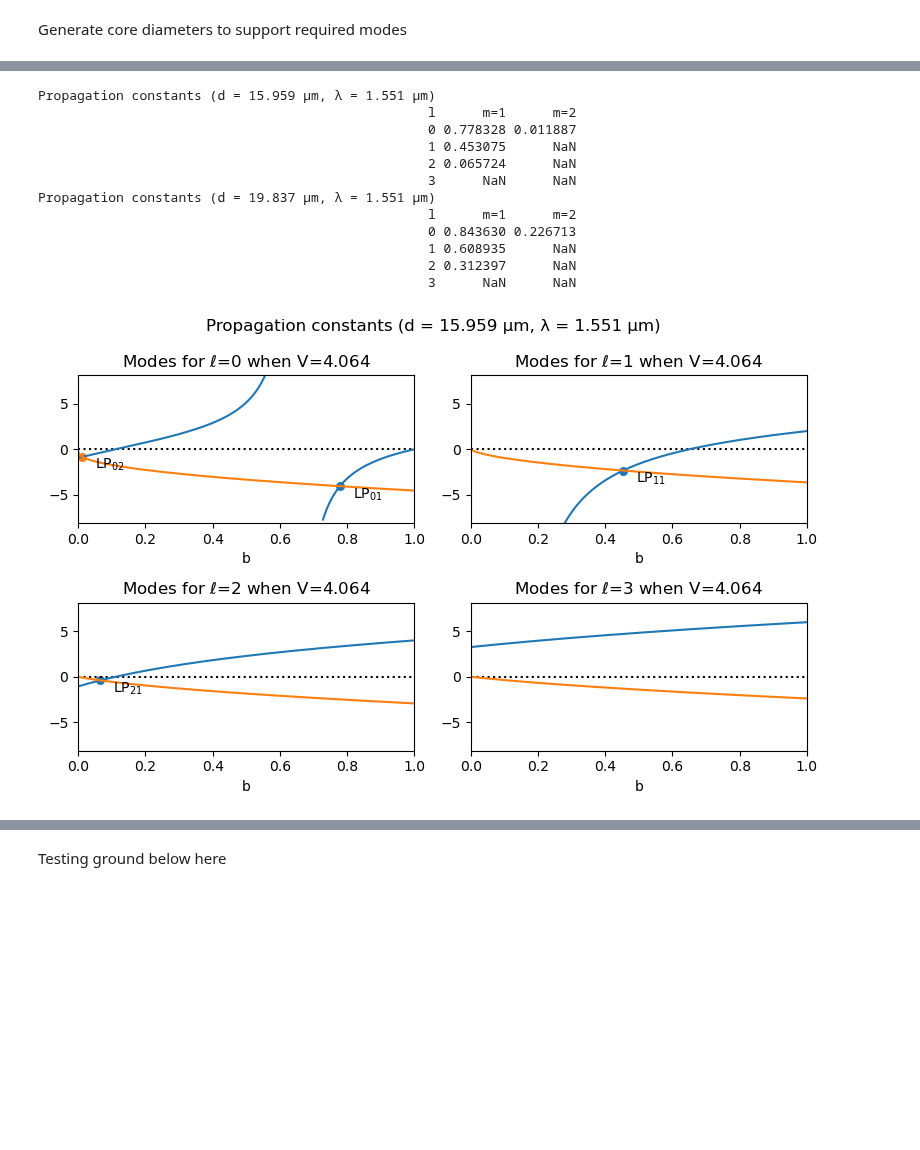
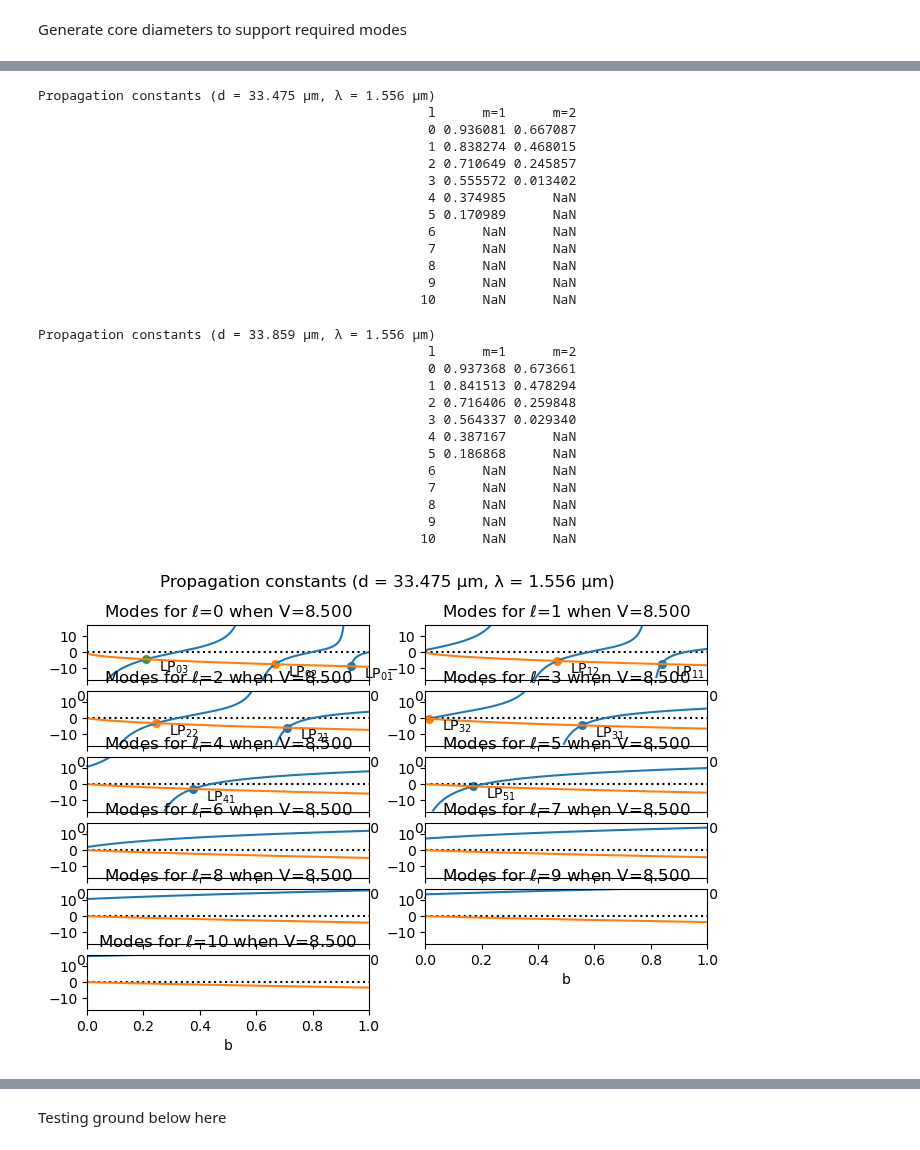
Before and after one commit to SAIL-Labs/RSoft-Automaton, a Jupyter notebook: Data_Manip.ipynb, the cells around one changed output, grey strips where cells are left out. Cells and saved outputs as stored; diff of their text form; code cells hidden in the pictures; blank space fills up the shorter version.

```diff
--- a/Data_Manip.ipynb
+++ b/Data_Manip.ipynb
@@ -7,13 +7,13 @@ from template import *
 from Functions import *
 
 # Define radius and wavelength ranges
-radii = np.linspace(1, 20, 50)
-wavelengths = np.linspace(1.0, 2.0, 50)
+radii = np.linspace(1, 20, 100)
+wavelengths = np.linspace(1.0, 2.0, 100)
 '''
 Note: mode desired below does not account for different mode orientations!
 e.g. if you want 6 modes you only want the first 4 LP modes + their orientations
 '''
-mode_desired = mode_wanted_considering_mode_orientations(LP_mode_dict, 6)
+mode_desired = mode_wanted_considering_mode_orientations(LP_mode_dict, 19)
 # calculates the true number of modes including their orientations
 l_modes_to_consider = mode_desired
 
@@ -70,13 +70,27 @@ for file in os.listdir():
-Propagation constants (d = 15.959 µm, λ = 1.551 µm)
+Propagation constants (d = 33.475 µm, λ = 1.556 µm)
                                                   l      m=1      m=2
-                                                  0 0.778328 0.011887
-                                                  1 0.453075      NaN
-                                                  2 0.065724      NaN
-                                                  3      NaN      NaN
-Propagation constants (d = 19.837 µm, λ = 1.551 µm)
-                                                  l      m=1      m=2
-                                                  0 0.843630 0.226713
-                                                  1 0.608935      NaN
-                                                  2 0.312397      NaN
-                                                  3      NaN      NaN
+                                                  0 0.936081 0.667087
+                                                  1 0.838274 0.468015
+                                                  2 0.710649 0.245857
+                                                  3 0.555572 0.013402
+                                                  4 0.374985      NaN
+                                                  5 0.170989      NaN
+                                                  6      NaN      NaN
+                                                  7      NaN      NaN
+                                                  8      NaN      NaN
+                                                  9      NaN      NaN
+                                                 10      NaN      NaN
+Propagation constants (d = 33.859 µm, λ = 1.556 µm)
+                                                  l      m=1      m=2
+                                                  0 0.937368 0.673661
+                                                  1 0.841513 0.478294
+                                                  2 0.716406 0.259848
+                                                  3 0.564337 0.029340
+                                                  4 0.387167      NaN
+                                                  5 0.186868      NaN
+                                                  6      NaN      NaN
+                                                  7      NaN      NaN
+                                                  8      NaN      NaN
+                                                  9      NaN      NaN
+                                                 10      NaN      NaN
-[figure, old version]
+[figure, new version]
```
Also changed, not shown: parts of 4 cells of this notebook, 37 other files.
